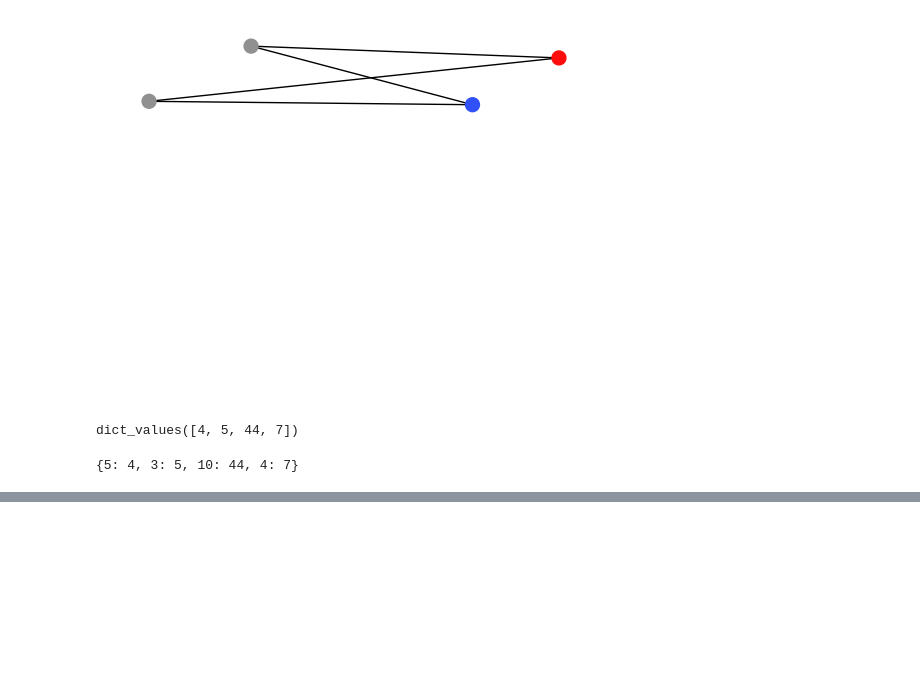
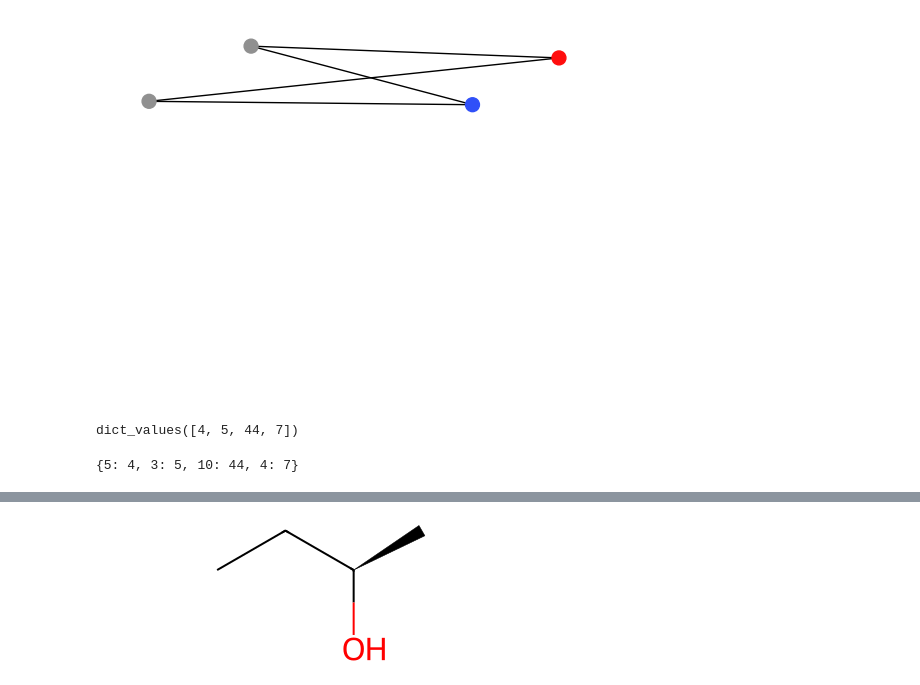
Before and after one commit to TieuLongPhan/SynTemp, a Jupyter notebook: test.ipynb, the cells around one changed output, grey strips where cells are left out. Saved outputs shown, nothing was run; the diff lists cells and outputs as text; code cells hidden in the pictures; blank space fills up the shorter version.

```diff
--- a/test.ipynb
+++ b/test.ipynb
@@ -855,0 +851,9 @@ pd.DataFrame(results)[['mapper', 'accuracy']]
+# %%
+from rdkit import Chem
+chiral_smiles = 'CC[C@@H](C)O'
+chiral_mol = Chem.MolFromSmiles(chiral_smiles)
+chiral_atom = chiral_mol.GetAtomWithIdx(1)
+# %%
+chiral_mol
+# %% [output]
+[figure, added]
```
Also changed, not shown: parts of 11 cells of this notebook, 14 other files.
